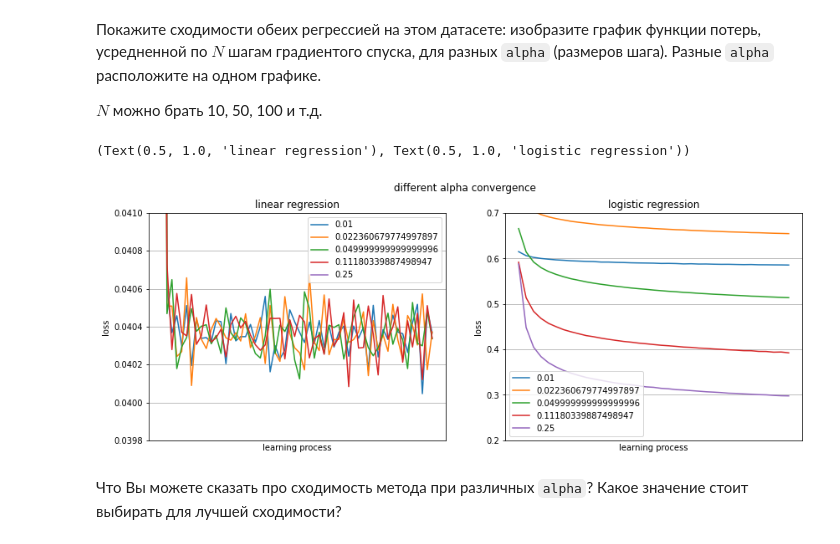
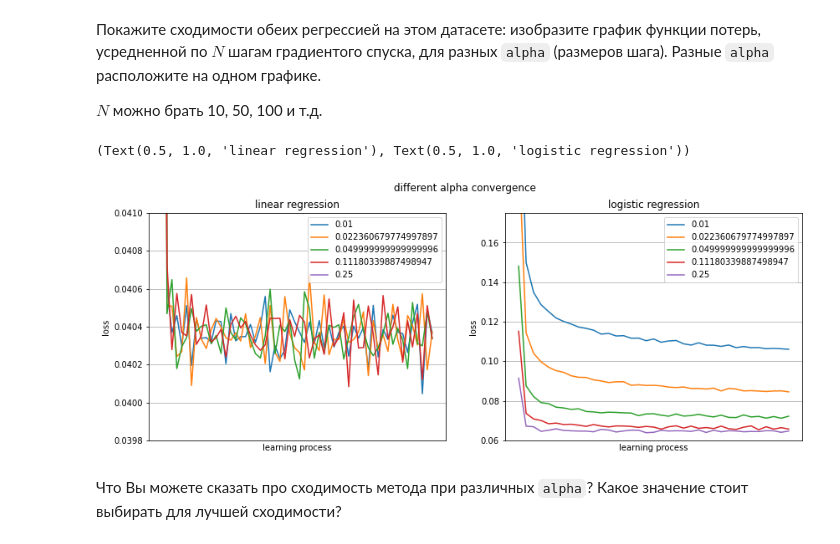
Before and after one commit to skajida/msu_ml_spring_2021, a Jupyter notebook: korolev_hw2.ipynb, the cells around one changed output. Saved outputs shown, nothing was run; the diff lists cells and outputs as text; code cells hidden in the pictures.

```diff
--- a/korolev_hw2.ipynb
+++ b/korolev_hw2.ipynb
@@ -370,15 +366,16 @@ gauss2 = np.dot(np.random.randn(200, 2) + np.array([1.5, 0]), C2)
 X = np.vstack([gauss1, gauss2])
 y = np.r_[np.ones(200), np.zeros(200)]
 
-my_lin_clf = MySGDClassifier(batch_generator=batch_generator, C=10, alpha=0.8, max_epoch=100)
+my_lin_clf = MySGDClassifier(batch_generator=batch_generator, C=1,
+                             alpha=0.1, max_epoch=100, model_type='lin_reg')
 my_lin_clf.fit(X, y)
-print('Linear regression weights:\n{}'.format(repr(my_lin_clf.weights)), end='\n\n')
+print('Linear regression weights:\t{}'.format(my_lin_clf.weights), end='\n\n')
 plot_decision_boundary(my_lin_clf)
 
 my_log_clf = MySGDClassifier(batch_generator=batch_generator, C=10000,
-                             alpha=10, batch_size=13, model_type='log_reg')
+                             alpha=10, batch_size=400, model_type='log_reg')
 my_log_clf.fit(X, y)
-print('Logistic regression weights:\n{}'.format(repr(my_log_clf.weights)))
+print('Logistic regression weights:\t{}'.format(my_log_clf.weights))
 plot_decision_boundary(my_log_clf)
 
 plt.scatter(X[:, 0], X[:, 1], c=y)
@@ -413,35 +404,35 @@ $N$ можно брать 10, 50, 100 и т.д.
 # %%
 N = 500
 fig, (lin_plot, log_plot) = plt.subplots(1, 2, figsize=(14, 5))
 for alpha in np.geomspace(0.01, 0.25, 5):
     my_lin_clf = MySGDClassifier(batch_generator=batch_generator, C=10000, alpha=alpha,
                                  max_epoch=70, batch_size=250, model_type='lin_reg')
     my_log_clf = MySGDClassifier(batch_generator=batch_generator, C=10000, alpha=alpha,
                                  max_epoch=56, batch_size=300, model_type='log_reg')
 
     my_lin_clf.fit(X, y)
     lin_losses = np.asarray(my_lin_clf.errors_log['loss'])
     lin_x_axis = np.arange(lin_losses.shape[0] // N)
     lin_y_axis = list(map(np.mean, np.array_split(lin_losses, lin_losses.shape[0] // N)))
     lin_plot.plot(lin_x_axis, lin_y_axis, label=alpha)
 
     my_log_clf.fit(X, y)
     log_losses = np.asarray(my_log_clf.errors_log['loss'])
     log_x_axis = np.arange(log_losses.shape[0] // N)
     log_y_axis = list(map(np.mean, np.array_split(log_losses, log_losses.shape[0] // N)))
     log_plot.plot(log_x_axis, log_y_axis, label=alpha)
 
 fig.suptitle('different alpha convergence')
 lin_plot.grid(), log_plot.grid()
 lin_plot.legend(), log_plot.legend()
 lin_plot.set_xlabel('learning process'), log_plot.set_xlabel('learning process')
 lin_plot.set_xticks([]), log_plot.set_xticks([])
 lin_plot.set_ylabel('loss'), log_plot.set_ylabel('loss')
-lin_plot.set_ylim(0.0398, 0.041), log_plot.set_ylim(0.2, 0.7)
+lin_plot.set_ylim(0.0398, 0.041), log_plot.set_ylim(0.06, 0.175)
 lin_plot.set_title('linear regression'), log_plot.set_title('logistic regression')
 # %% [output]
 (Text(0.5, 1.0, 'linear regression'), Text(0.5, 1.0, 'logistic regression'))
-[figure, old version]
+[figure, new version]
 # %% [markdown]
 Что Вы можете сказать про сходимость метода при различных `alpha`? Какое значение стоит выбирать для лучшей сходимости?
 # %% [markdown]
```
Also changed, not shown: parts of 8 cells of this notebook.
